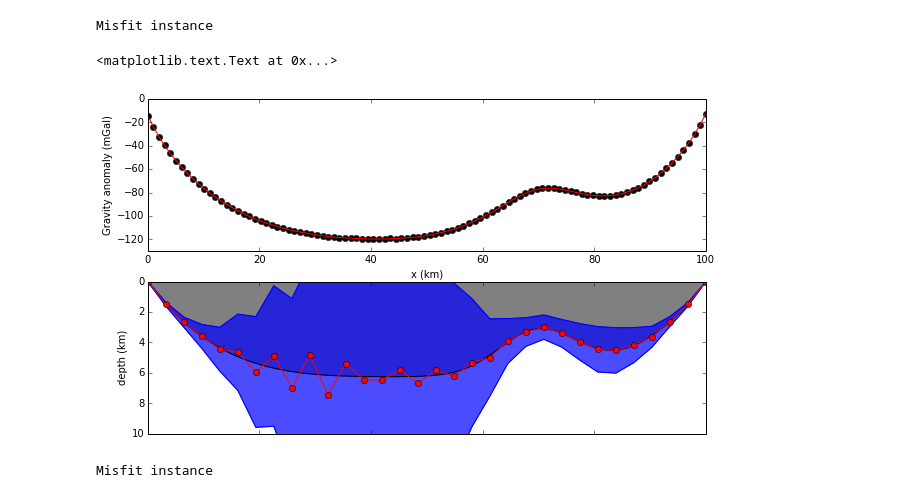
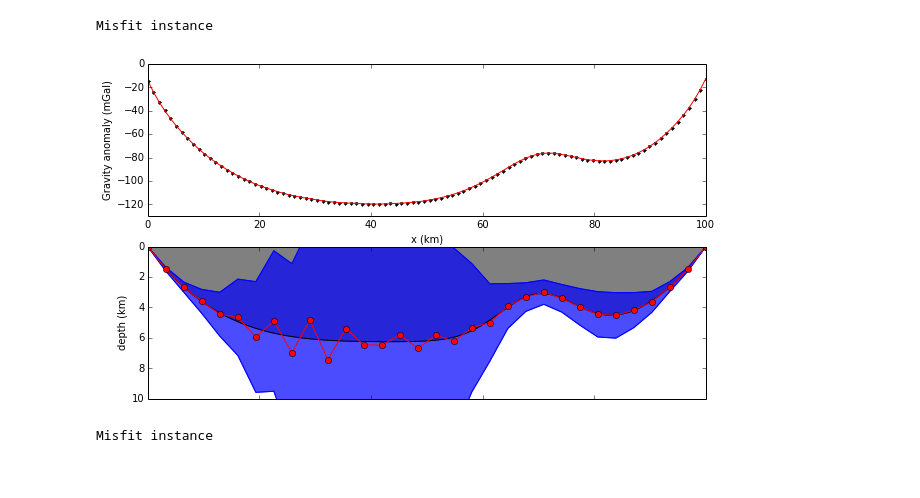
Before and after one commit to leouieda/scipy2014, a Jupyter notebook: gravity_inversion.ipynb, the cells around one changed output. Saved outputs shown, nothing was run; the diff lists cells and outputs as text; code cells hidden in the pictures.

```diff
--- a/gravity_inversion.ipynb
+++ b/gravity_inversion.ipynb
@@ -160,26 +161,17 @@ misfit.config('levmarq', initial=initial).fit()
 # %% [output]
 Misfit instance
 # %%
-mpl.figure(figsize=(10, 6))
-mpl.subplot(2, 1, 1)
-mpl.plot(x*0.001, gz, 'ok')
-mpl.plot(x*0.001, misfit.predicted(), '-r')
-mpl.ylim(-130, 0)
-mpl.xlabel('x (km)')
-mpl.ylabel('Gravity anomaly (mGal)')
-mpl.subplot(2, 1, 2)
-mpl.polygon(model, fill='grey')
-mpl.polygon(confidence(misfit), '-b', fill='blue', alpha=0.7)
-mpl.polygon(misfit.estimate_, 'o-r')
-mpl.ylim(0, 10000)
-mpl.m2km()
-ax = mpl.gca()
-ax.invert_yaxis()
-ax.set_xticklabels([''])
-mpl.ylabel('depth (km)')
+def plot_estimate(obj):
+    plot_model()
+    mpl.subplot(2, 1, 1)
+    mpl.plot(x*0.001, obj.predicted(), '-r')
+    mpl.subplot(2, 1, 2)
+    mpl.polygon(confidence(obj), '-b', fill='blue', alpha=0.7)
+    mpl.polygon(obj.estimate_, 'o-r')
-# %% [output]
-<matplotlib.text.Text at 0x...>
-[figure, removed]
+# %%
+plot_estimate(misfit)
+# %% [output]
+[figure, added]
 # %%
 from fatiando.inversion.regularization import Smoothness1D
 solver = misfit + 1e-9*Smoothness1D(misfit.nparams)
```
Also changed, not shown: parts of 10 cells of this notebook.
